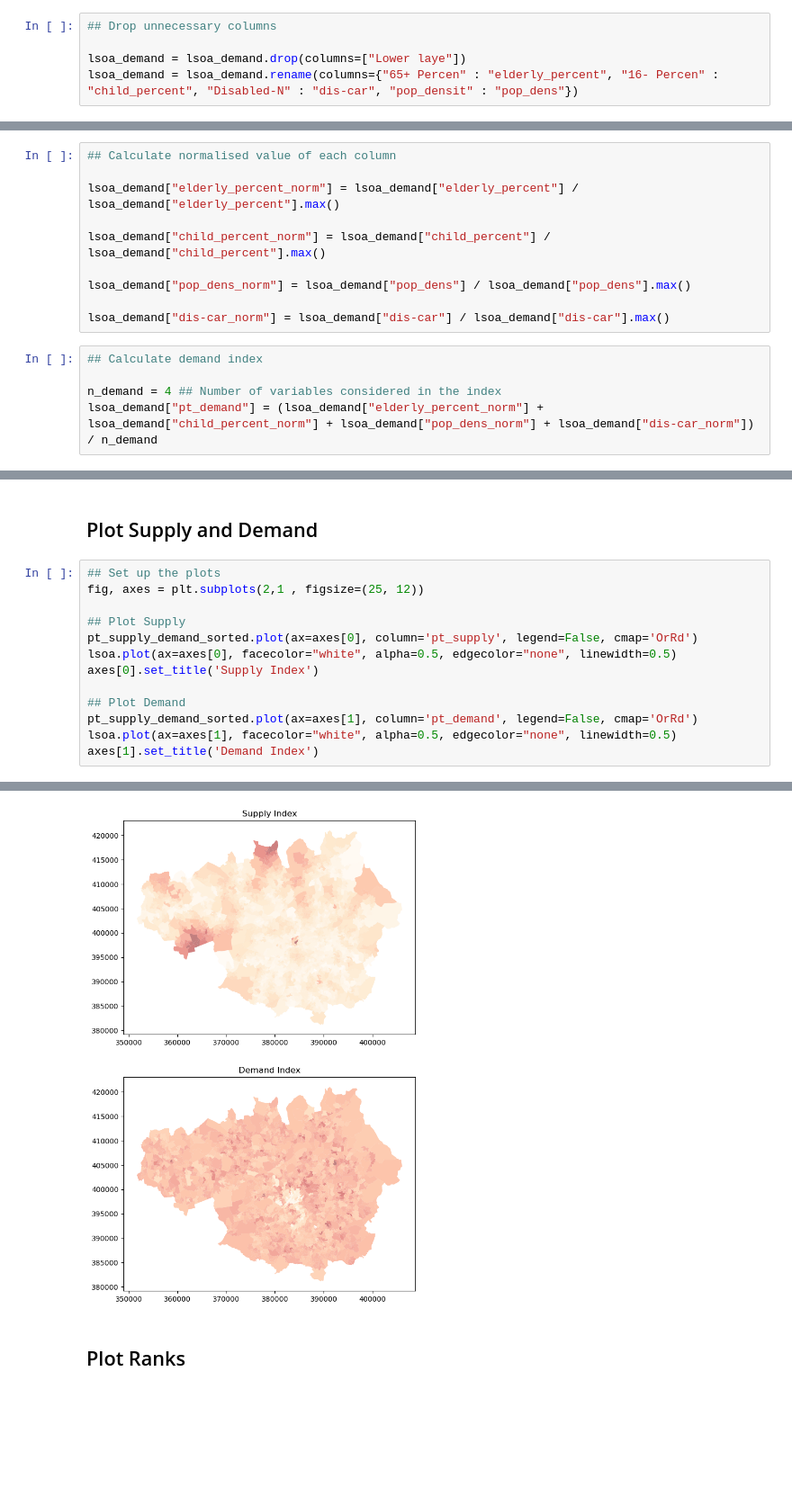
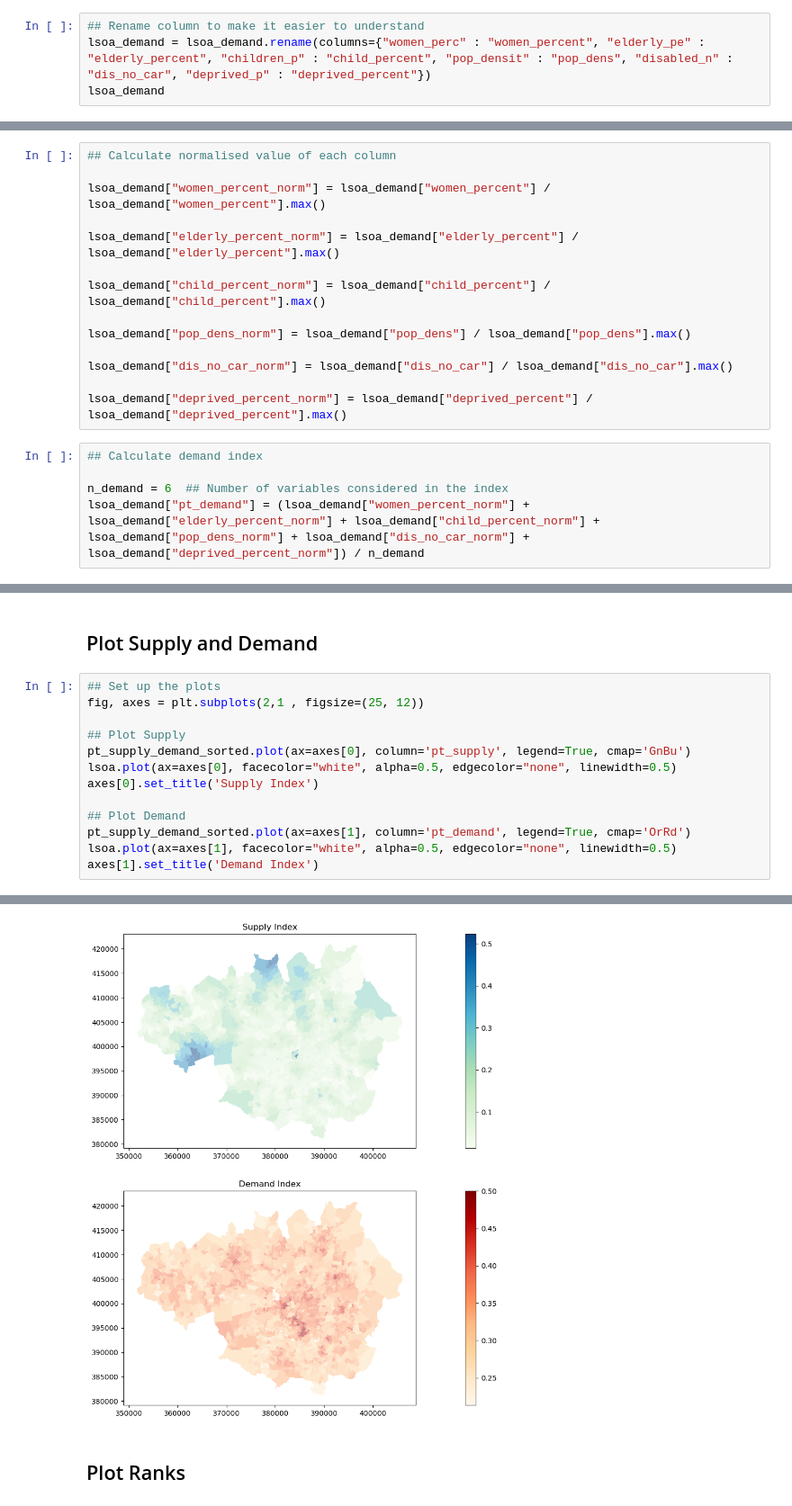
Before and after one commit to krnaskr/Dissertation, a Jupyter notebook: C. Supply and Demand Indices.ipynb, the cells around one changed output, grey strips where cells are left out. Shown at 90% size. Cells and saved outputs as stored; diff of their text form; blank space fills up the shorter version.

Commit message:
Update variables, re-plot maps

```diff
--- a/C. Supply and Demand Indices.ipynb
+++ b/C. Supply and Demand Indices.ipynb
@@ -224,5 +224,4 @@ lsoa_demand
 # %%
-## Drop unnecessary columns
-
-lsoa_demand = lsoa_demand.drop(columns=["Lower laye"])
-lsoa_demand = lsoa_demand.rename(columns={"65+ Percen" : "elderly_percent", "16- Percen" : "child_percent", "Disabled-N" : "dis-car", "pop_densit" : "pop_dens"})
+## Rename column to make it easier to understand
+lsoa_demand = lsoa_demand.rename(columns={"women_perc" : "women_percent", "elderly_pe" : "elderly_percent", "children_p" : "child_percent", "pop_densit" : "pop_dens", "disabled_n" : "dis_no_car", "deprived_p" : "deprived_percent"})
+lsoa_demand
@@ -229,5 +242,7 @@ lsoa_demand = lsoa_demand.rename(columns={"65+ Percen" : "elderly_percent", "16-
 # %%
 ## Calculate normalised value of each column
+
+lsoa_demand["women_percent_norm"] = lsoa_demand["women_percent"] / lsoa_demand["women_percent"].max()
 
 lsoa_demand["elderly_percent_norm"] = lsoa_demand["elderly_percent"] / lsoa_demand["elderly_percent"].max()
 
@@ -235,12 +250,14 @@ lsoa_demand["child_percent_norm"] = lsoa_demand["child_percent"] / lsoa_demand["
 
 lsoa_demand["pop_dens_norm"] = lsoa_demand["pop_dens"] / lsoa_demand["pop_dens"].max()
 
-lsoa_demand["dis-car_norm"] = lsoa_demand["dis-car"] / lsoa_demand["dis-car"].max()
+lsoa_demand["dis_no_car_norm"] = lsoa_demand["dis_no_car"] / lsoa_demand["dis_no_car"].max()
+
+lsoa_demand["deprived_percent_norm"] = lsoa_demand["deprived_percent"] / lsoa_demand["deprived_percent"].max()
 # %%
 ## Calculate demand index
 
-n_demand = 4 ## Number of variables considered in the index
-lsoa_demand["pt_demand"] = (lsoa_demand["elderly_percent_norm"] + lsoa_demand["child_percent_norm"] + lsoa_demand["pop_dens_norm"] + lsoa_demand["dis-car_norm"]) / n_demand
+n_demand = 6  ## Number of variables considered in the index
+lsoa_demand["pt_demand"] = (lsoa_demand["women_percent_norm"] + lsoa_demand["elderly_percent_norm"] + lsoa_demand["child_percent_norm"] + lsoa_demand["pop_dens_norm"] + lsoa_demand["dis_no_car_norm"] + lsoa_demand["deprived_percent_norm"]) / n_demand
 # %%
 lsoa_demand
 # %% [output]
@@ -392,19 +409,19 @@ pt_supply_demand_sorted
 # %%
 ## Set up the plots
 fig, axes = plt.subplots(2,1 , figsize=(25, 12))
 
 ## Plot Supply
-pt_supply_demand_sorted.plot(ax=axes[0], column='pt_supply', legend=False, cmap='OrRd')
+pt_supply_demand_sorted.plot(ax=axes[0], column='pt_supply', legend=True, cmap='GnBu')
 lsoa.plot(ax=axes[0], facecolor="white", alpha=0.5, edgecolor="none", linewidth=0.5)
 axes[0].set_title('Supply Index')
 
 ## Plot Demand
-pt_supply_demand_sorted.plot(ax=axes[1], column='pt_demand', legend=False, cmap='OrRd')
+pt_supply_demand_sorted.plot(ax=axes[1], column='pt_demand', legend=True, cmap='OrRd')
 lsoa.plot(ax=axes[1], facecolor="white", alpha=0.5, edgecolor="none", linewidth=0.5)
 axes[1].set_title('Demand Index')
 # %% [output]
 Text(0.5, 1.0, 'Demand Index')
-[figure, old version]
+[figure, new version]
 # %% [markdown]
 ## Plot Ranks
 # %%
```
Also changed, not shown: parts of 14 cells of this notebook.
